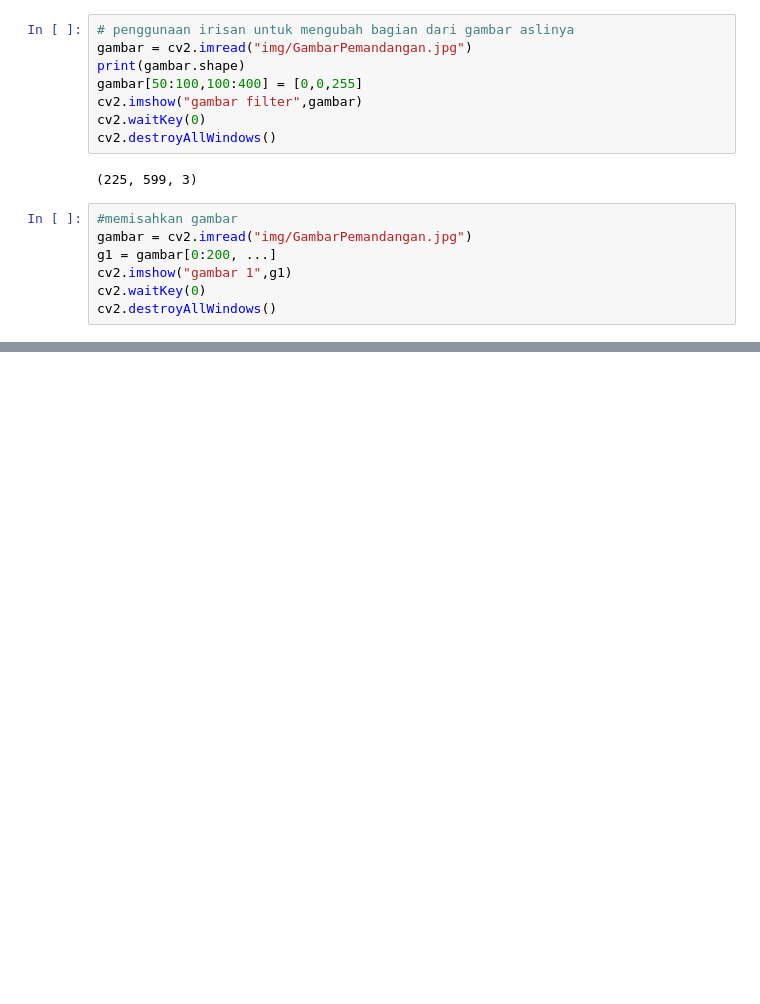
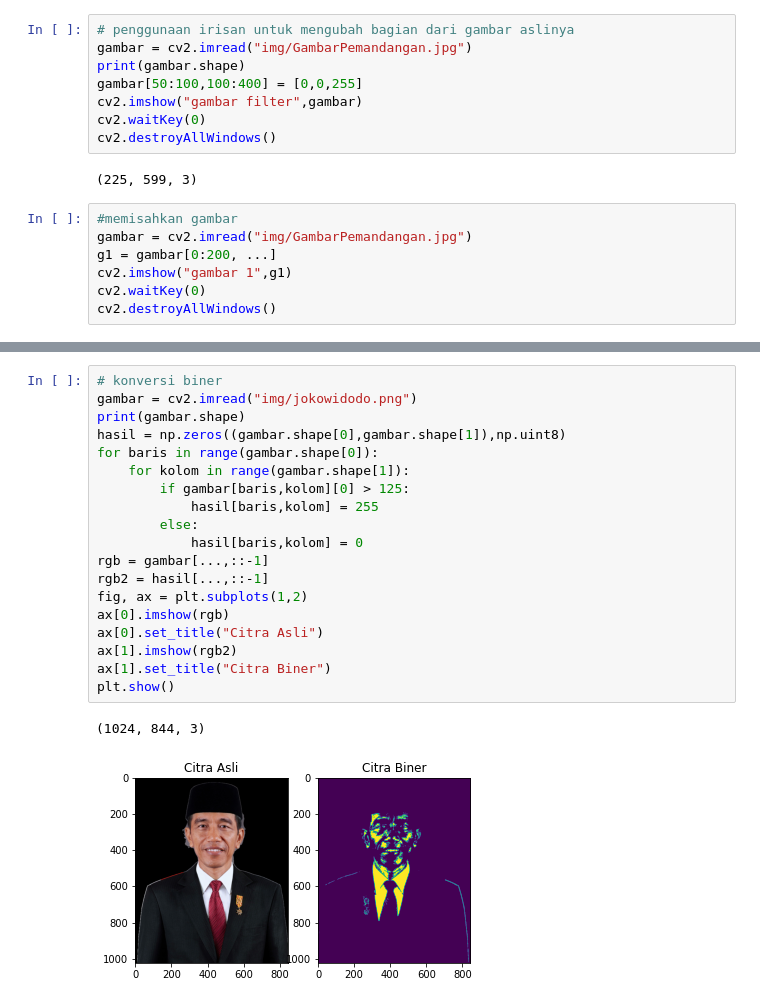
Before and after one commit to dzakyfaishalariq/DataSains, a Jupyter notebook: openCV/openCVdasar.ipynb, the cells around one changed output, grey strips where cells are left out. Saved outputs shown, nothing was run; the diff lists cells and outputs as text; blank space fills up the shorter version.

```diff
--- a/openCV/openCVdasar.ipynb
+++ b/openCV/openCVdasar.ipynb
@@ -130,0 +157,22 @@ plt.show()
+# %%
+# konversi biner
+gambar = cv2.imread("img/jokowidodo.png")
+print(gambar.shape)
+hasil = np.zeros((gambar.shape[0],gambar.shape[1]),np.uint8)
+for baris in range(gambar.shape[0]):
+    for kolom in range(gambar.shape[1]):
+        if gambar[baris,kolom][0] > 125:
+            hasil[baris,kolom] = 255
+        else:
+            hasil[baris,kolom] = 0
+rgb = gambar[...,::-1]
+rgb2 = hasil[...,::-1]
+fig, ax = plt.subplots(1,2)
+ax[0].imshow(rgb)
+ax[0].set_title("Citra Asli")
+ax[1].imshow(rgb2)
+ax[1].set_title("Citra Biner")
+plt.show()
+# %% [output]
+(1024, 844, 3)
+[figure, added]
```
Also changed, not shown: parts of 2 cells of this notebook.
